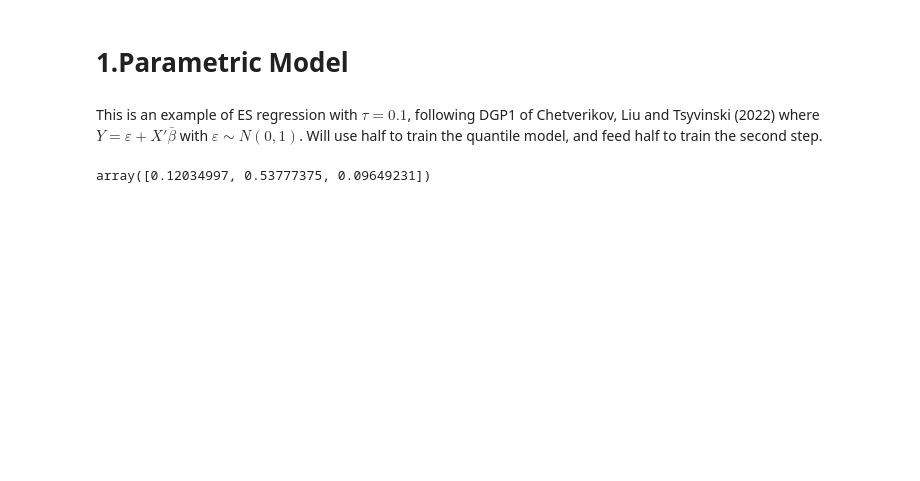
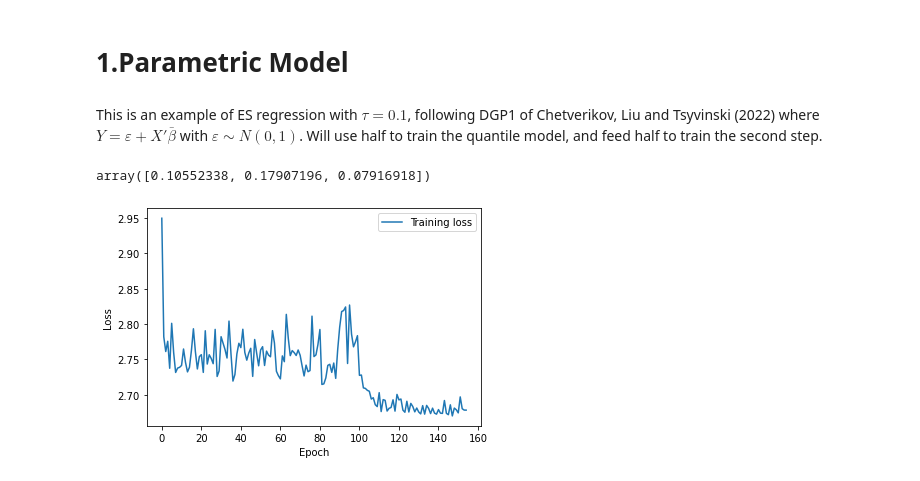
Before and after one commit to hsmoonjohn/waqr, a Jupyter notebook: WAQR_Example.ipynb, the cells around one changed output. Saved outputs shown, nothing was run; the diff lists cells and outputs as text; code cells hidden in the pictures; blank space fills up the shorter version.

```diff
--- a/WAQR_Example.ipynb
+++ b/WAQR_Example.ipynb
@@ -25,7 +25,7 @@ B = 10
 l2_err = np.zeros((B,3))
 out_l2_err = np.zeros((B,3))
 runtime = np.zeros((B,3))
-n = 2000 # number of training samples
+n = 3000 # number of training samples
 m = 5000 # number of test samples
 p = 5
 tau = 0.1
@@ -58,13 +58,14 @@ for b in range(B):
     true_test_ES=X_test.dot(betabar) + CVaR +itc
     true_test_SQ=X_test.dot(betabar) + CSQ +itc
 
-    waqr1 = WAQR(X,Y,options={'depth' : 3})
-    modells1 = waqr1.fit_ls(tau1=tau,intercept=True)
+    waqr1 = WAQR(Xbar,Y,options={'depth' : 3})
+    modells1 = waqr1.fit_ls(tau1=tau,intercept=False)
     betahat=modells1.coef_
-    l2_err[b,0] = (np.mean((true_test_ES - modells1.predict(X_test))**2))**0.5
+    l2_err[b,0] = (np.mean((true_test_ES - modells1.predict(X_test_bar))**2))**0.5
 
-    modelnl1 = waqr1.fit_nl(tau1=tau,hidden_sizes=[128,128,128],dropout_rate=0,use_lr_decay=True)
-    l2_err[b,1] = (np.mean((true_test_ES - modelnl1.predict(X_test))**2))**0.5
+    waqr2 = WAQR(Xbar,Y,options={'depth' : 3})
+    modelnl1, trainloss = waqr2.fit_nl(tau1=tau,hidden_sizes=[48],dropout_rate=0,lr=0.1, batch_size=32, use_lr_decay=True)
+    l2_err[b,1] = (np.mean((true_test_ES - modelnl1.predict(X_test_bar))**2))**0.5
 
     init = QuantES(X, Y)
     ## two-step least squares
@@ -76,6 +77,12 @@ for b in range(B):
 # %%
 np.mean(l2_err, axis = 0)
 # %% [output]
-array([0.12034997, 0.53777375, 0.09649231])
+array([0.10552338, 0.17907196, 0.07916918])
 # %%
-m1['coef_e']
+plt.plot(np.array(trainloss), label='Training loss')
+plt.xlabel('Epoch')
+plt.ylabel('Loss')
+plt.legend()
+plt.show()
+# %% [output]
+[figure, added]
```
Also changed, not shown: parts of 12 cells of this notebook, 1 other file.
